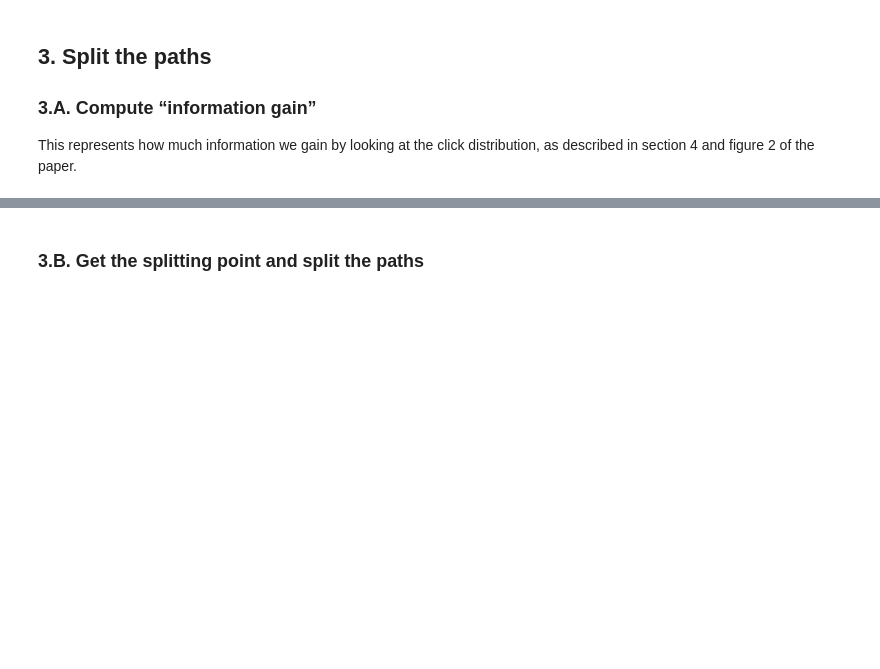
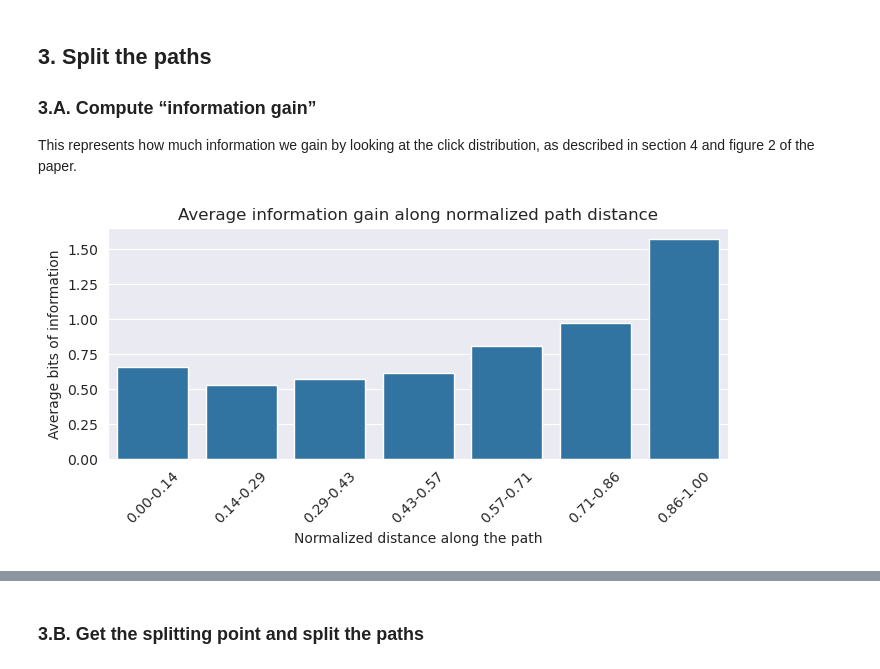
Before and after one commit to epfl-ada/ada-2024-project-adaspeedia, a Jupyter notebook: leo_playground.ipynb, the cells around one changed output, grey strips where cells are left out. Cells and saved outputs as stored; diff of their text form; code cells hidden in the pictures; blank space fills up the shorter version.

```diff
--- a/leo_playground.ipynb
+++ b/leo_playground.ipynb
@@ -75,8 +133,10 @@ plot_normalized_positions(entropies_posterior, 'posterior entropy')
 
 This represents how much information we gain by looking at the click distribution, as described in section 4 and figure 2 of the paper.
 # %%
-info_gain = information_gain(entropies_prior, entropies_posterior)
-plot_normalized_positions(info_gain, 'information gain')
+info_gain_humans = information_gain(entropies_prior_humans, entropies_posterior_humans)
+plot_normalized_positions(info_gain_humans, 'information gain')
+# %% [output]
+[figure, added]
 # %% [markdown]
 This is similar to what the paper gets:
 
```
Also changed, not shown: parts of 21 cells of this notebook.
